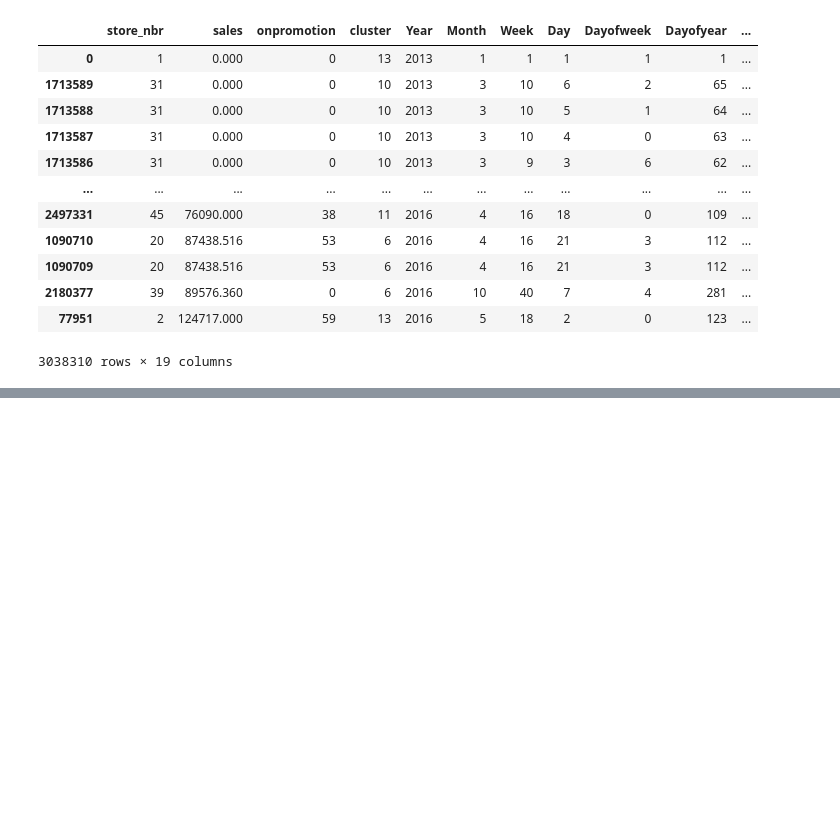
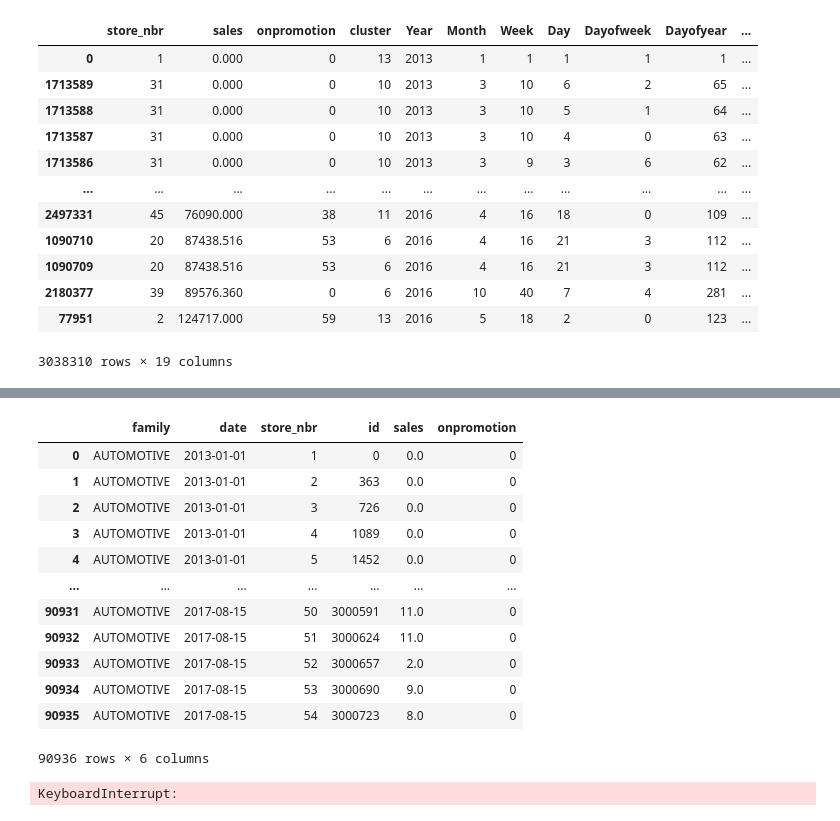
Before and after one commit to Sebas1245/store-sales-forecasting, a Jupyter notebook: testing.ipynb, the cells around one changed output, grey strips where cells are left out. Cells and saved outputs as stored; diff of their text form; code cells hidden in the pictures; blank space fills up the shorter version.

```diff
--- a/testing.ipynb
+++ b/testing.ipynb
@@ -209,0 +282,34 @@ train_dataset_clean3
+# %%
+train_csv = pd.read_csv('./data/train.csv')
+new_train = train_csv.groupby(by = ['family','date','store_nbr']).sum().reset_index()
+for fam in train_csv['family'].unique():
+    print(new_train[new_train['family'] == fam])
+# %% [output]
+|  | family | date | store_nbr | id | sales | onpromotion |
+| 0 | AUTOMOTIVE | 2013-01-01 | 1 | 0 | 0.0 | 0 |
+| 1 | AUTOMOTIVE | 2013-01-01 | 2 | 363 | 0.0 | 0 |
+| 2 | AUTOMOTIVE | 2013-01-01 | 3 | 726 | 0.0 | 0 |
+| 3 | AUTOMOTIVE | 2013-01-01 | 4 | 1089 | 0.0 | 0 |
+| 4 | AUTOMOTIVE | 2013-01-01 | 5 | 1452 | 0.0 | 0 |
+| ... | ... | ... | ... | ... | ... | ... |
+| 90931 | AUTOMOTIVE | 2017-08-15 | 50 | 3000591 | 11.0 | 0 |
+| 90932 | AUTOMOTIVE | 2017-08-15 | 51 | 3000624 | 11.0 | 0 |
+| 90933 | AUTOMOTIVE | 2017-08-15 | 52 | 3000657 | 2.0 | 0 |
+| 90934 | AUTOMOTIVE | 2017-08-15 | 53 | 3000690 | 9.0 | 0 |
+| 90935 | AUTOMOTIVE | 2017-08-15 | 54 | 3000723 | 8.0 | 0 |
+90936 rows × 6 columns
+# %%
+df_dict = {}
+cont = 0
+for store in new_train['store_nbr'].unique():
+    for fam in new_train['family'].unique():
+        mask_dataset = (new_train['family'] == fam) & (new_train['store_nbr'] == store)
+        new_dataset = new_train[mask_dataset].copy()
+        name = "{}{}".format(fam,store)
+        new_dataset['class'] = name
+        df_dict[name] = new_dataset
+        cont+=1
+        if cont % 10 == 0:
+            print(cont)
+# %% [output]
+KeyboardInterrupt:
```
Also changed, not shown: parts of 12 cells of this notebook, 1 other file.
